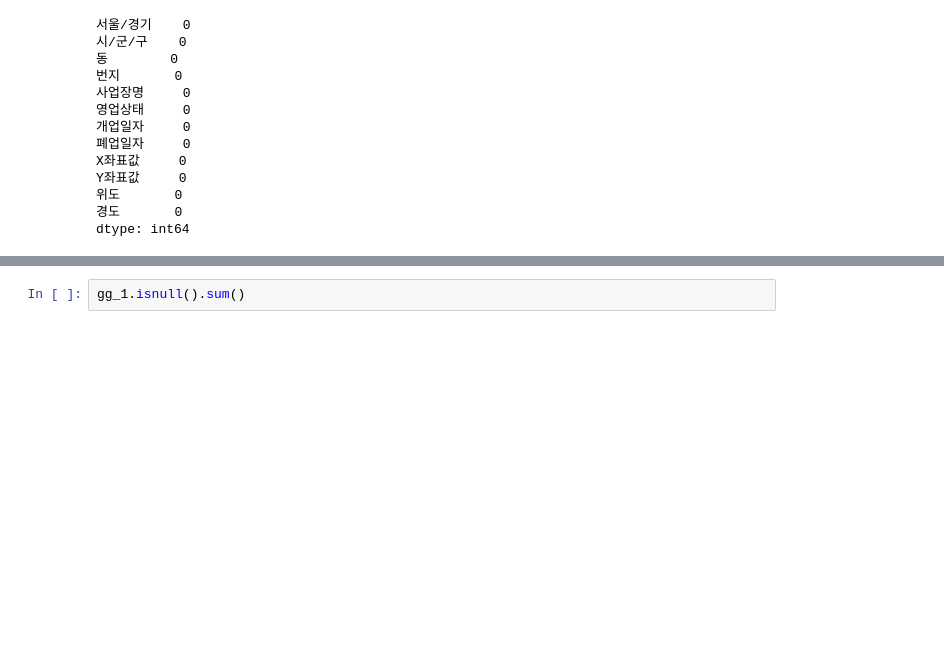
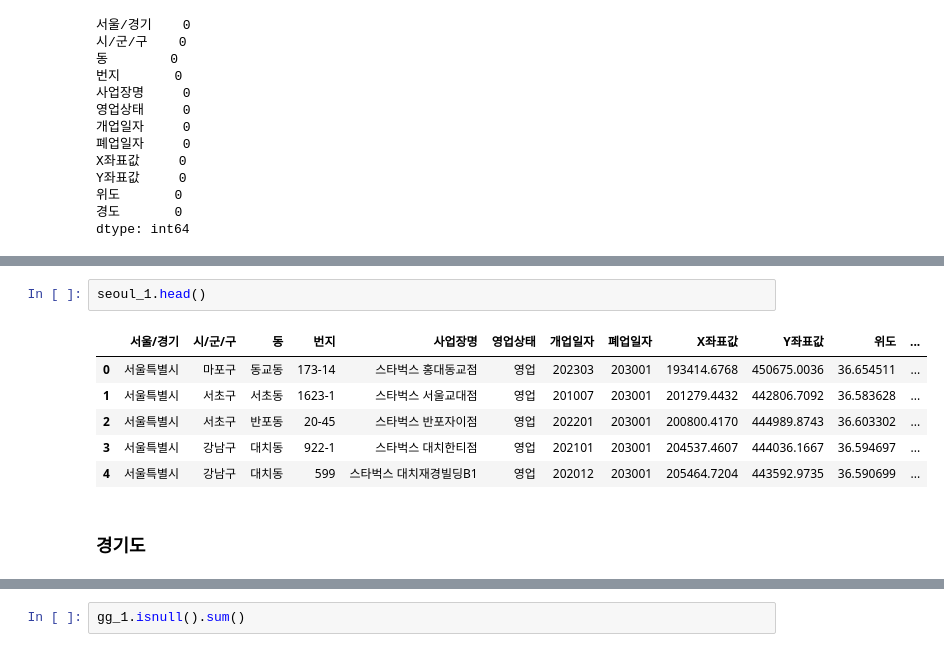
Before and after one commit to Midnight-ML/EDA, a Jupyter notebook: Data/infra_data/스타벅스/startbucks.ipynb, the cells around one changed output, grey strips where cells are left out. Saved outputs shown, nothing was run; the diff lists cells and outputs as text; blank space fills up the shorter version.

```diff
--- a/Data/infra_data/스타벅스/startbucks.ipynb
+++ b/Data/infra_data/스타벅스/startbucks.ipynb
@@ -360,0 +261,11 @@ gg_1
+# %%
+seoul_1.head()
+# %% [output]
+|  | 서울/경기 | 시/군/구 | 동 | 번지 | 사업장명 | 영업상태 | 개업일자 | 폐업일자 | X좌표값 | Y좌표값 | 위도 | ... |
+| 0 | 서울특별시 | 마포구 | 동교동 | 173-14 | 스타벅스 홍대동교점 | 영업 | 202303 | 203001 | 193414.6768 | 450675.0036 | 36.654511 | ... |
+| 1 | 서울특별시 | 서초구 | 서초동 | 1623-1 | 스타벅스 서울교대점 | 영업 | 201007 | 203001 | 201279.4432 | 442806.7092 | 36.583628 | ... |
+| 2 | 서울특별시 | 서초구 | 반포동 | 20-45 | 스타벅스 반포자이점 | 영업 | 202201 | 203001 | 200800.4170 | 444989.8743 | 36.603302 | ... |
+| 3 | 서울특별시 | 강남구 | 대치동 | 922-1 | 스타벅스 대치한티점 | 영업 | 202101 | 203001 | 204537.4607 | 444036.1667 | 36.594697 | ... |
+| 4 | 서울특별시 | 강남구 | 대치동 | 599 | 스타벅스 대치재경빌딩B1 | 영업 | 202012 | 203001 | 205464.7204 | 443592.9735 | 36.590699 | ... |
+# %% [markdown]
+### 경기도
```
Also changed, not shown: parts of 46 cells of this notebook, 4 other files.
